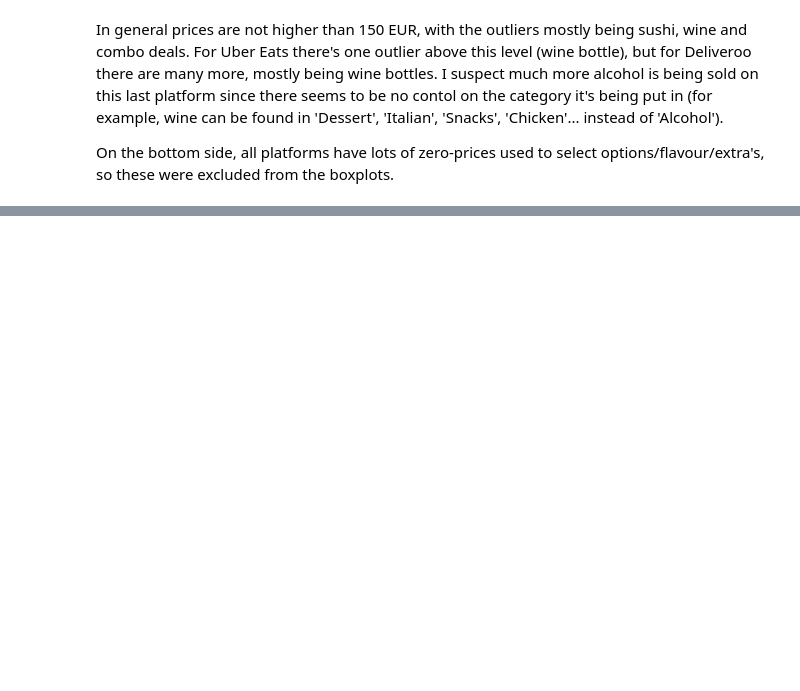
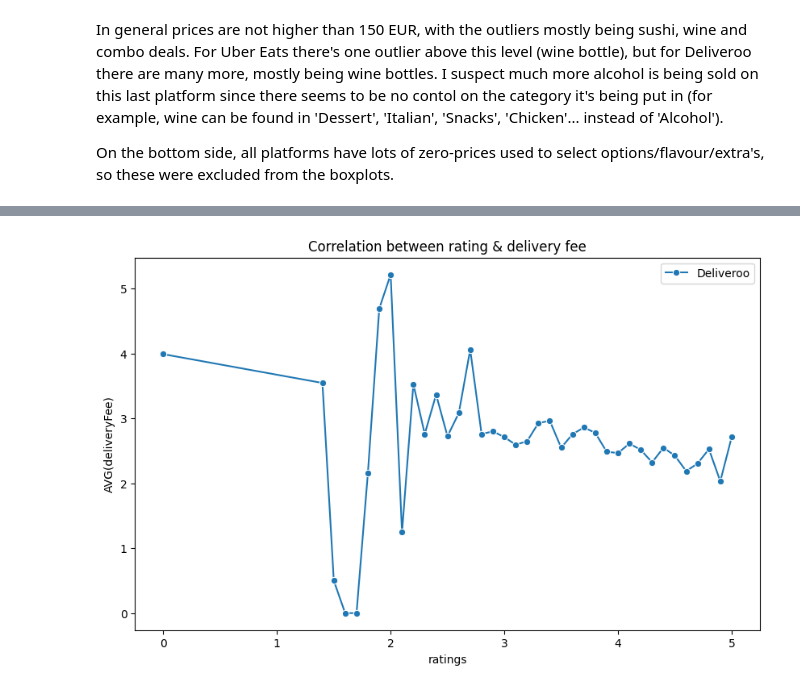
Before and after one commit to lefmannetje/Project-SQL, a Jupyter notebook: code-space/Maarten.ipynb, the cells around one changed output, grey strips where cells are left out. Saved outputs shown, nothing was run; the diff lists cells and outputs as text; code cells hidden in the pictures; blank space fills up the shorter version.

```diff
--- a/code-space/Maarten.ipynb
+++ b/code-space/Maarten.ipynb
@@ -153,0 +154,51 @@ display(df_deliveroo)
+# %%
+## Q: How do delivery fees vary across platforms and locations?
+
+# Connect to the main database
+conn = sqlite3.connect('../databases/takeaway.db')
+
+# Create a cursor object
+cursor = conn.cursor()
+
+# Attach the Deliveroo database
+cursor.execute("ATTACH DATABASE '../databases/deliveroo.db' AS deliveroo")
+
+# Make the query
+query_a = """
+    SELECT
+        t.city, t.deliveryFee, d.delivery_fee
+    FROM
+        restaurants AS t
+    INNER JOIN
+        deliveroo.restaurants AS d
+        ON t.name = d.name AND t.postal_code = d.postal_code
+    ORDER BY
+        t.city
+"""
+
+# Load the query result into a DataFrame
+df = pd.read_sql_query(query_a, conn)
+
+# Close the connection
+conn.close()
+
+# Display the results
+#display(df.head(50))
+
+
+query_b = """
+    SELECT
+        AVG(deliveryFee), ratings
+    FROM
+        restaurants
+    GROUP BY
+        ratings
+    """
+df_takeaway = query_db(takeaway_db, query_b)
+
+plt.figure(figsize=(10, 6))
+sns.lineplot(data=df_takeaway, x='ratings', y='AVG(deliveryFee)', label='Deliveroo', marker='o')
+plt.title('Correlation between rating & delivery fee')
+plt.show()
+# %% [output]
+[figure, added]
```
Also changed, not shown: parts of 5 cells of this notebook.
